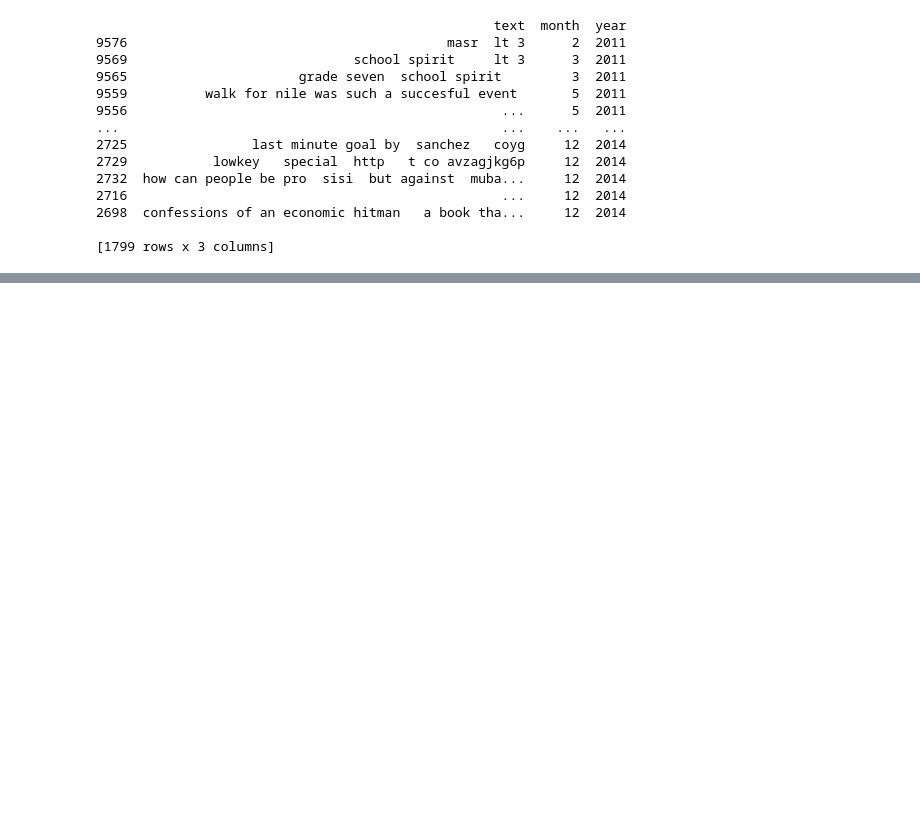
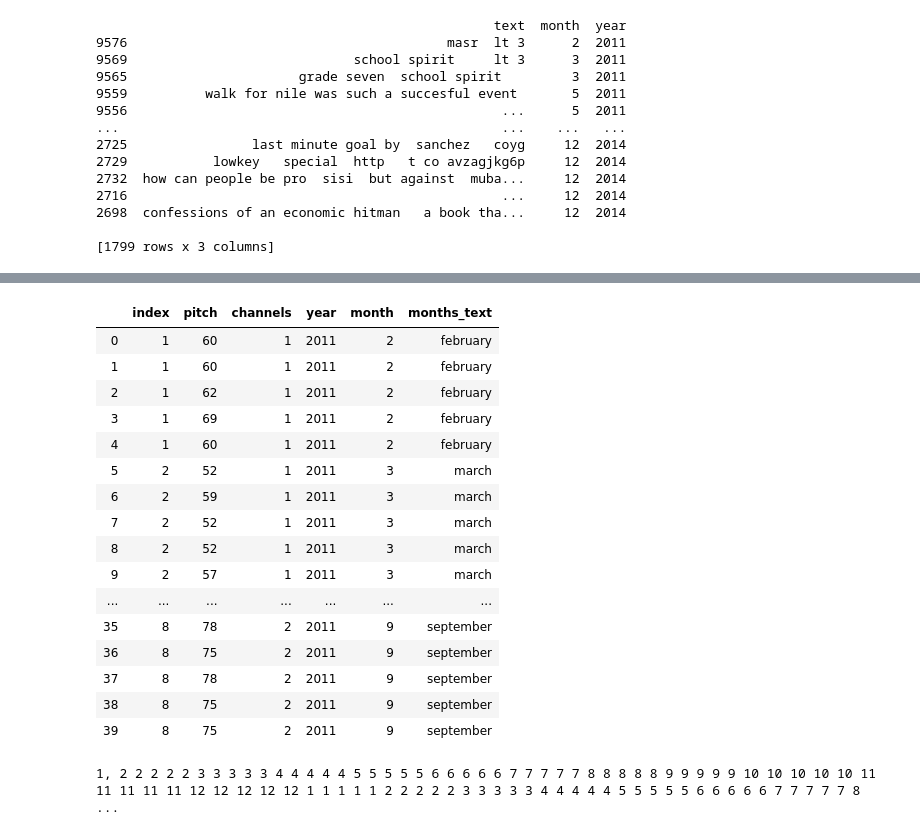
Before and after one commit to AliaElKattan/twitter_sonification, a Jupyter notebook: amp_data.ipynb, the cells around one changed output, grey strips where cells are left out. Drawn from its saved outputs; the diff is of its cells as text; code cells hidden in the pictures; blank space fills up the shorter version.

```diff
--- a/amp_data.ipynb
+++ b/amp_data.ipynb
@@ -344,3 +344,5 @@ print(tweets_4yrs)
 2698  confessions of an economic hitman   a book tha...     12  2014
 
 [1799 rows x 3 columns]
+# %%
+volume = pd.read_csv('tweets_by_volume.csv', encoding='latin1')  #nrows 'in_reply_to_status_id'
@@ -362,0 +406,71 @@ print(tweets_4yrs)
+# %%
+index = 0
+
+volume3 = pd.DataFrame(index=np.arange(370), columns=['index', 'pitch', 'channels'])
+
+
+vol1_index = 0
+vol3_index = 0
+
+'''
+for i in volume['count']:
+    for i in range(volume['volume'][vol1_index]):
+        volume3['index'][vol3_index] = vol1_index+1
+        volume3['pitch'][vol3_index] = volume['pitch'][vol1_index]
+        volume3['channels'][vol3_index] = volume['volume'][vol1_index]
+        vol3_index+=1
+    vol1_index+=1
+'''
+
+ch1 = [30,35]
+ch2 = [37,40]
+ch3 = [42,45]
+ch4 = [47,48,50]
+ch5 = [52,57,59]
+ch6 = [60,62,69]
+ch7 = [69,70,72]
+ch8 = [75,78]
+
+months = ['january', 'february', 'march', 'april', 'may', 'june', 'july', 'august', 'september', 'october', 'november', 'december']
+
+choices = [ch1,ch2,ch3,ch4,ch5,ch6,ch7,ch8]
+
+
+newdata = pd.DataFrame(index=np.arange(236), columns=['index', 'pitch', 'channels', 'year', 'month', 'months_text'])
+
+import random
+vol_index = 0
+index = 0
+
+for i in volume['count']:
+    for i in range(5):
+        newdata['index'][index] = vol_index+1
+        newdata['pitch'][index] = random.choice(choices[(volume['pitch'][vol_index])-1])
+        newdata['channels'][index] = volume['volume'][vol_index]
+        newdata['year'][index] = volume['year'][vol_index]
+        newdata['month'][index] = volume['month'][vol_index]
+        newdata['months_text'][index] = months[(newdata['month'][index])-1]
+        index+=1
+    vol_index+=1
+
+
+
+newdata.head(40)
+# %% [output]
+|  | index | pitch | channels | year | month | months_text |
+| 0 | 1 | 60 | 1 | 2011 | 2 | february |
+| 1 | 1 | 60 | 1 | 2011 | 2 | february |
+| 2 | 1 | 62 | 1 | 2011 | 2 | february |
+| 3 | 1 | 69 | 1 | 2011 | 2 | february |
+| 4 | 1 | 60 | 1 | 2011 | 2 | february |
+| 5 | 2 | 52 | 1 | 2011 | 3 | march |
+| 6 | 2 | 59 | 1 | 2011 | 3 | march |
+| 7 | 2 | 52 | 1 | 2011 | 3 | march |
+| 8 | 2 | 52 | 1 | 2011 | 3 | march |
+| 9 | 2 | 57 | 1 | 2011 | 3 | march |
+| ... | ... | ... | ... | ... | ... | ... |
+| 35 | 8 | 78 | 2 | 2011 | 9 | september |
+| 36 | 8 | 75 | 2 | 2011 | 9 | september |
+| 37 | 8 | 78 | 2 | 2011 | 9 | september |
+| 38 | 8 | 75 | 2 | 2011 | 9 | september |
+| 39 | 8 | 75 | 2 | 2011 | 9 | september |
@@ -362,0 +497,4 @@ print(tweets_4yrs)
+# %%
+print(csv_to_text(newdata,'month'))
+# %% [output]
+1, 2 2 2 2 2 3 3 3 3 3 4 4 4 4 4 5 5 5 5 5 6 6 6 6 6 7 7 7 7 7 8 8 8 8 8 9 9 9 9 9 10 10 10 10 10 11 11 11 11 11 12 12 12 12 12 1 1 1 1 1 2 2 2 2 2 3 3 3 3 3 4 4 4 4 4 5 5 5 5 5 6 6 6 6 6 7 7 7 7 7 8  ...
```
Also changed, not shown: parts of 15 cells of this notebook.
